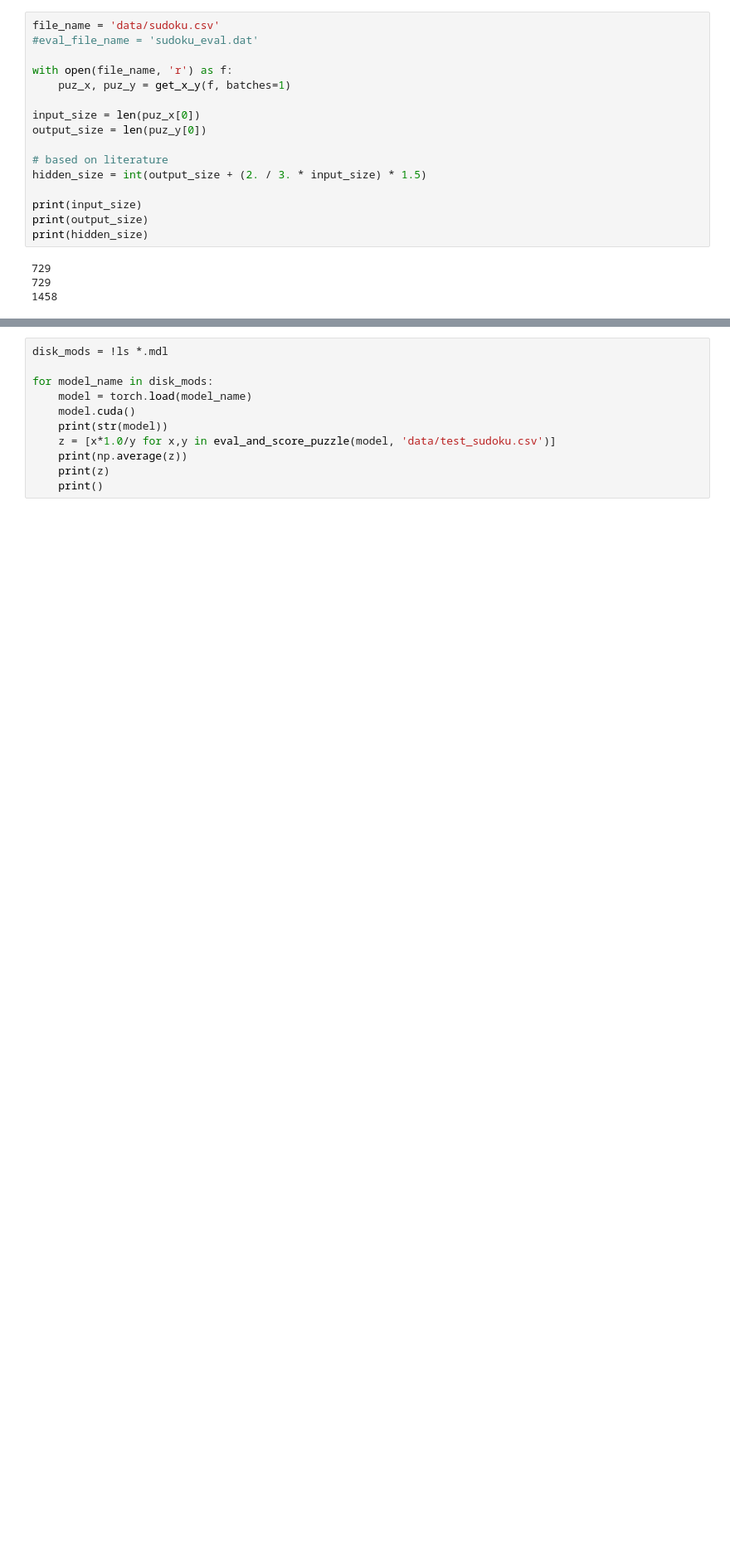
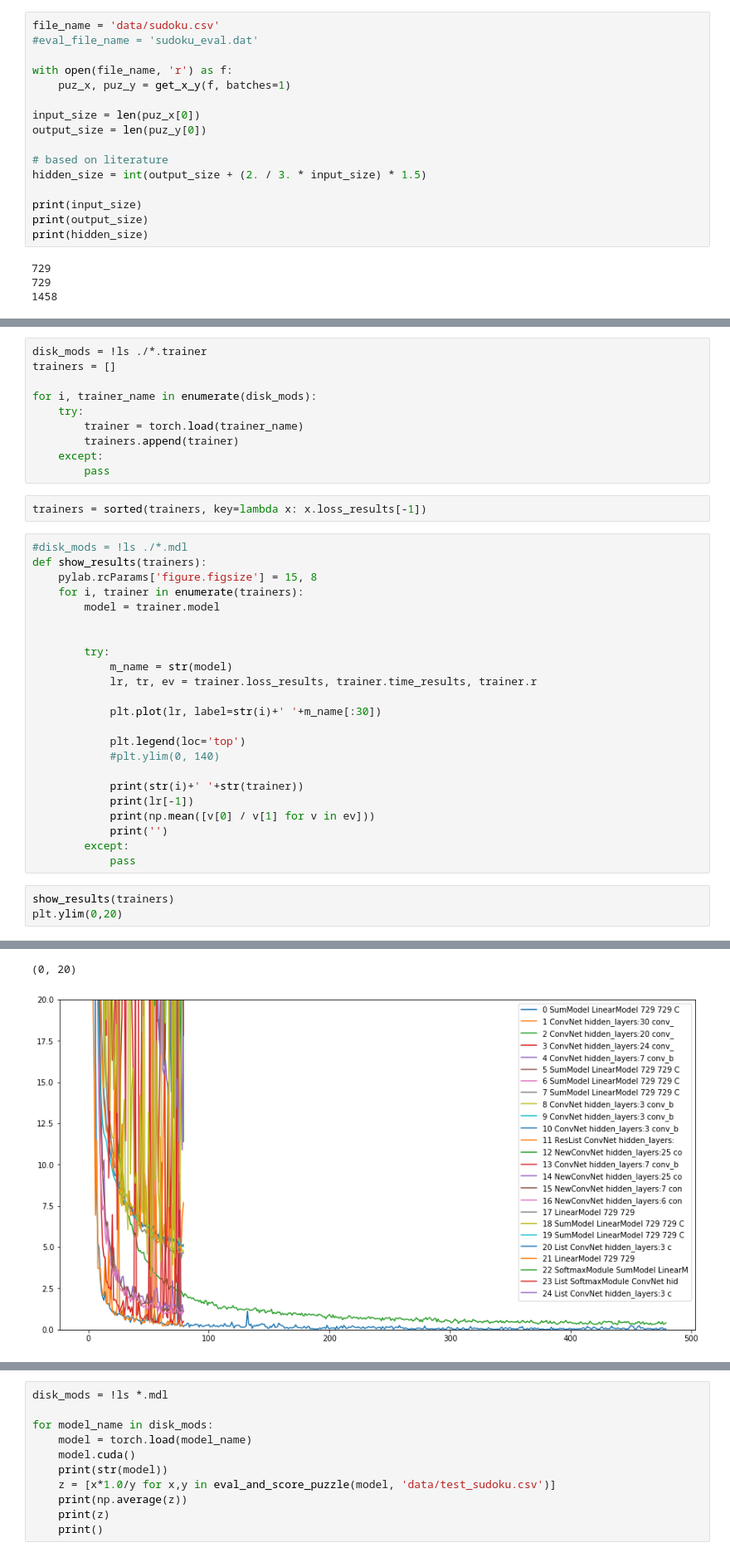
Before and after one commit to spencebeecher/Notebooks, a Jupyter notebook: deep_sudoku/torch_sudoku.ipynb, the cells around one changed output, grey strips where cells are left out. Shown at 83% size. Drawn from its saved outputs; the diff is of its cells as text; blank space fills up the shorter version.

```diff
--- a/deep_sudoku/torch_sudoku.ipynb
+++ b/deep_sudoku/torch_sudoku.ipynb
@@ -299,0 +222,39 @@ LocalNeuralNet 0.1 729 729 729
+# %%
+disk_mods = !ls ./*.trainer
+trainers = []
+
+for i, trainer_name in enumerate(disk_mods):
+    try:
+        trainer = torch.load(trainer_name)
+        trainers.append(trainer)
+    except:
+        pass
+# %%
+trainers = sorted(trainers, key=lambda x: x.loss_results[-1])
+# %%
+#disk_mods = !ls ./*.mdl
+def show_results(trainers):
+    pylab.rcParams['figure.figsize'] = 15, 8
+    for i, trainer in enumerate(trainers):
+        model = trainer.model
+
+
+        try:
+            m_name = str(model)
+            lr, tr, ev = trainer.loss_results, trainer.time_results, trainer.r
+
+            plt.plot(lr, label=str(i)+' '+m_name[:30])
+
+            plt.legend(loc='top')
+            #plt.ylim(0, 140)
+
+            print(str(i)+' '+str(trainer))
+            print(lr[-1])
+            print(np.mean([v[0] / v[1] for v in ev]))
+            print('')
+        except:
+            pass
+# %%
+show_results(trainers)
+plt.ylim(0,20)
+# %% [output]
@@ -299,0 +278,2 @@ LocalNeuralNet 0.1 729 729 729
+(0, 20)
+[figure, added]
```
Also changed, not shown: parts of 55 cells of this notebook, 3 other files.
